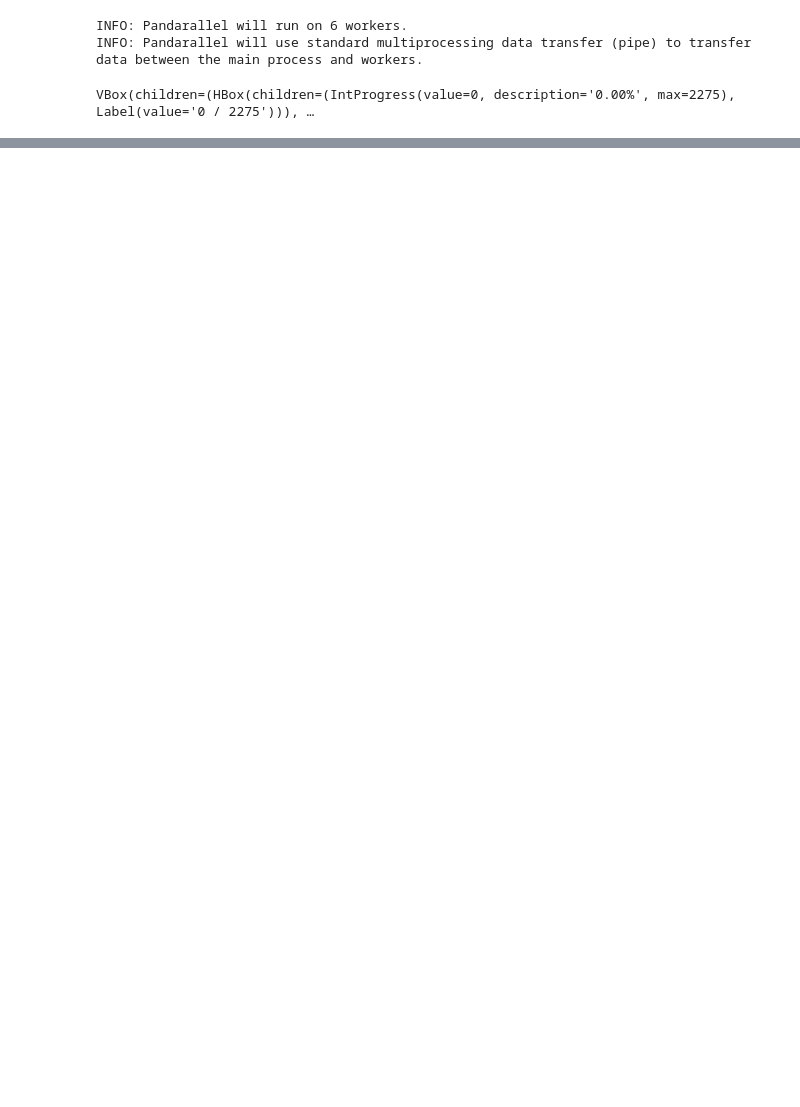
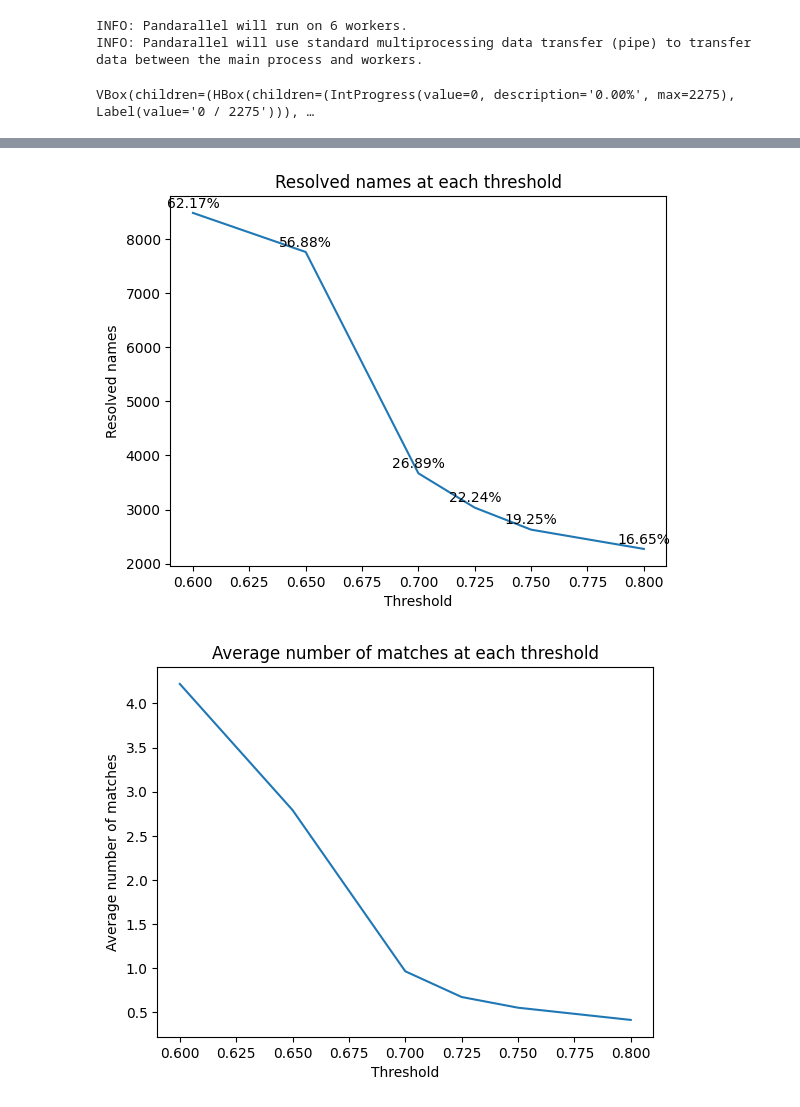
Before and after one commit to jared-neumann/historical_entity_resolution, a Jupyter notebook: notebooks/project.ipynb, the cells around one changed output, grey strips where cells are left out. Saved outputs shown, nothing was run; the diff lists cells and outputs as text; code cells hidden in the pictures; blank space fills up the shorter version.

```diff
--- a/notebooks/project.ipynb
+++ b/notebooks/project.ipynb
@@ -11,3 +8,9 @@ df_target = pd.read_csv('data/target/authors.csv')
+# %%
+import pickle
+
+df_target = pd.read_pickle("data/authors_with_prospective_canonical_names.pkl", compression="zip")
+# %%
+df_source = pd.read_pickle("data/source/dnb.pkl", compression="zip")
 # %%
 df_source.head()
 # %% [output]
@@ -77,0 +133,50 @@ VBox(children=(HBox(children=(IntProgress(value=0, description='0.00%', max=2275
+# %%
+# apply the functions to the dataframe
+# get matches above threshold
+df_target['matches_above_threshold_60'] = df_target.apply(lambda x: get_matches(x, threshold=0.6), axis=1)
+df_target['matches_above_threshold_65'] = df_target.apply(lambda x: get_matches(x, threshold=0.65), axis=1)
+df_target['matches_above_threshold_70'] = df_target.apply(lambda x: get_matches(x, threshold=0.7), axis=1)
+df_target['matches_above_threshold_725'] = df_target.apply(lambda x: get_matches(x, threshold=0.725), axis=1)
+df_target['matches_above_threshold_75'] = df_target.apply(lambda x: get_matches(x, threshold=0.75), axis=1)
+df_target['matches_above_threshold_80'] = df_target.apply(lambda x: get_matches(x, threshold=0.8), axis=1)
+
+# get best matches at each threshold
+df_target['best_match_60'] = df_target.apply(lambda x: get_best_match(x, threshold=0.6), axis=1)
+# get the number of resolved names out of the total, with a percentage, e.g., (19.25%)
+df_target['best_match_65'] = df_target.apply(lambda x: get_best_match(x, threshold=0.65), axis=1)
+df_target['best_match_70'] = df_target.apply(lambda x: get_best_match(x, threshold=0.7), axis=1)
+df_target['best_match_725'] = df_target.apply(lambda x: get_best_match(x, threshold=0.725), axis=1)
+df_target['best_match_75'] = df_target.apply(lambda x: get_best_match(x, threshold=0.75), axis=1)
+df_target['best_match_80'] = df_target.apply(lambda x: get_best_match(x, threshold=0.8), axis=1)
+
+# save the dataframe
+df_target.to_pickle("data/authors_with_prospective_canonical_names_and_matches.pkl", compression="zip")
+
+# display the number of resolved names at each threshold
+import matplotlib.pyplot as plt
+
+thresholds = [0.6, 0.65, 0.7, 0.725, 0.75, 0.8]
+threshold_names = ["60", "65", "70", "725", "75", "80"]
+
+total = len(df_target)
+resolved = [len(df_target[df_target[f"best_match_{name}"].notnull()]) for name in threshold_names]
+percentages = [f"{round((r / total) * 100, 2)}%" for r in resolved]
+plt.plot(thresholds, resolved)
+# add percentages as text on top of the bars
+for i, txt in enumerate(percentages):
+    plt.text(thresholds[i], resolved[i] + 100, txt, ha='center')
+plt.xlabel("Threshold")
+plt.ylabel("Resolved names")
+plt.title("Resolved names at each threshold")
+plt.show()
+
+# display the average number of matches at each threshold
+averages = [get_average_number_of_matches(f"matches_above_threshold_{name}") for name in threshold_names]
+plt.plot(thresholds, averages)
+plt.xlabel("Threshold")
+plt.ylabel("Average number of matches")
+plt.title("Average number of matches at each threshold")
+plt.show()
+# %% [output]
+[figure, added]
+[figure, added]
```
Also changed, not shown: parts of 49 cells of this notebook, 1 other file.
